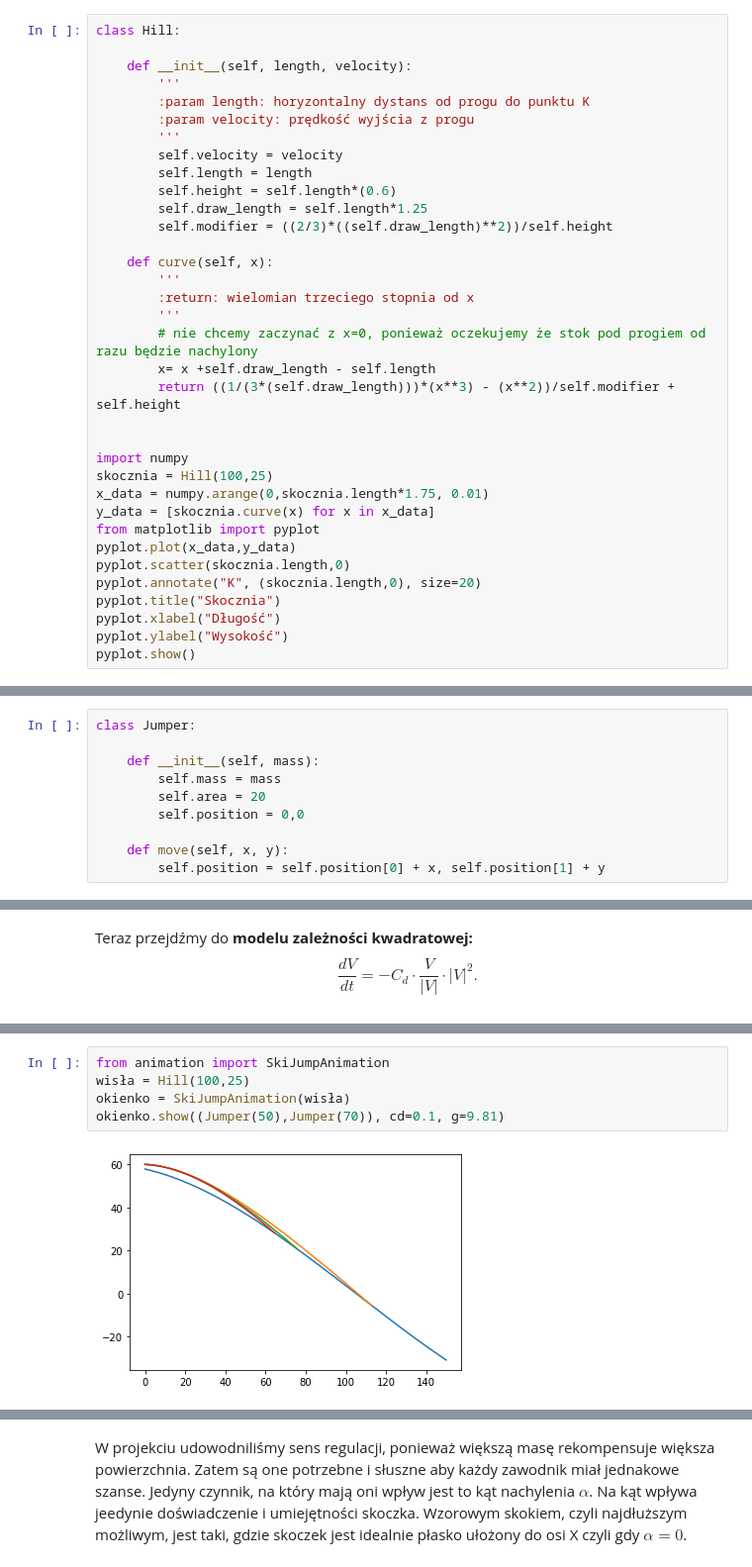
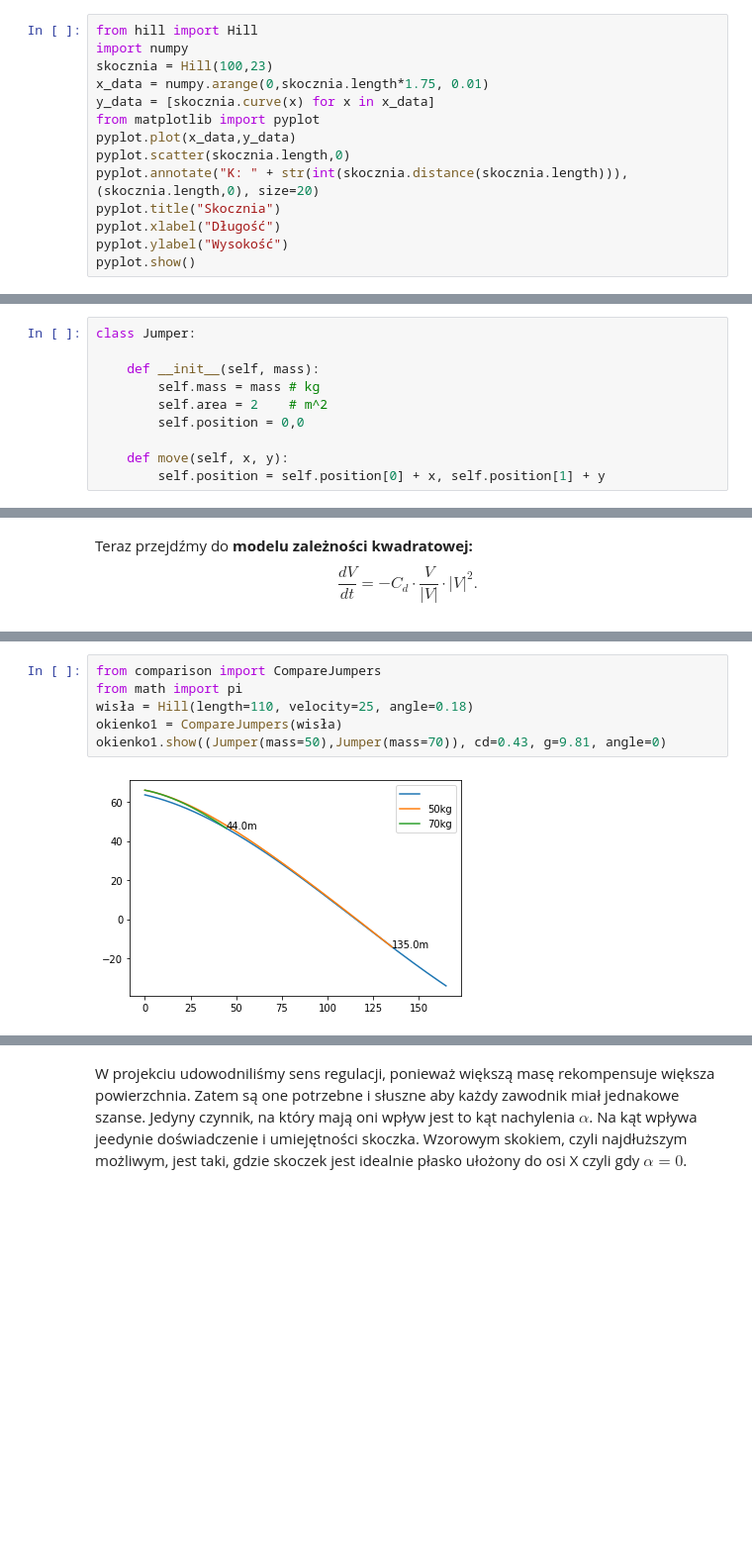
Before and after one commit to maciejratajski1999/Skoki-narciarskie, a Jupyter notebook: main.ipynb, the cells around one changed output, grey strips where cells are left out. Shown: that part at 99% size. Drawn from its saved outputs; the diff is of its cells as text; blank space fills up the shorter version.

```diff
--- a/main.ipynb
+++ b/main.ipynb
@@ -144,34 +129,13 @@ aby znaleźć funkcję z punktem przegięcia dla żądanego $a$.
 # %%
-class Hill:
-
-    def __init__(self, length, velocity):
-        '''
-        :param length: horyzontalny dystans od progu do punktu K
-        :param velocity: prędkość wyjścia z progu
-        '''
-        self.velocity = velocity
-        self.length = length
-        self.height = self.length*(0.6)
-        self.draw_length = self.length*1.25
-        self.modifier = ((2/3)*((self.draw_length)**2))/self.height
-
-    def curve(self, x):
-        '''
-        :return: wielomian trzeciego stopnia od x
-        '''
-        # nie chcemy zaczynać z x=0, ponieważ oczekujemy że stok pod progiem od razu będzie nachylony
-        x= x +self.draw_length - self.length
-        return ((1/(3*(self.draw_length)))*(x**3) - (x**2))/self.modifier + self.height
-
-
+from hill import Hill
 import numpy
-skocznia = Hill(100,25)
+skocznia = Hill(100,23)
 x_data = numpy.arange(0,skocznia.length*1.75, 0.01)
 y_data = [skocznia.curve(x) for x in x_data]
 from matplotlib import pyplot
 pyplot.plot(x_data,y_data)
 pyplot.scatter(skocznia.length,0)
-pyplot.annotate("K", (skocznia.length,0), size=20)
+pyplot.annotate("K: " + str(int(skocznia.distance(skocznia.length))), (skocznia.length,0), size=20)
 pyplot.title("Skocznia")
 pyplot.xlabel("Długość")
 pyplot.ylabel("Wysokość")
@@ -185,8 +149,8 @@ Skoczkowi przyznamy daną masę oraz będziemy chcieli przemieszczać go po pła
 class Jumper:
 
     def __init__(self, mass):
-        self.mass = mass
-        self.area = 20
+        self.mass = mass # kg
+        self.area = 2    # m^2
         self.position = 0,0
 
     def move(self, x, y):
@@ -349,7 +345,8 @@ pyplot.show()
 # %%
-from animation import SkiJumpAnimation
-wisła = Hill(100,25)
-okienko = SkiJumpAnimation(wisła)
-okienko.show((Jumper(50),Jumper(70)), cd=0.1, g=9.81)
+from comparison import CompareJumpers
+from math import pi
+wisła = Hill(length=110, velocity=25, angle=0.18)
+okienko1 = CompareJumpers(wisła)
+okienko1.show((Jumper(mass=50),Jumper(mass=70)), cd=0.43, g=9.81, angle=0)
 # %% [output]
-[figure, old version]
+[figure, new version]
```
Also changed, not shown: parts of 22 cells of this notebook, 1 other file.
